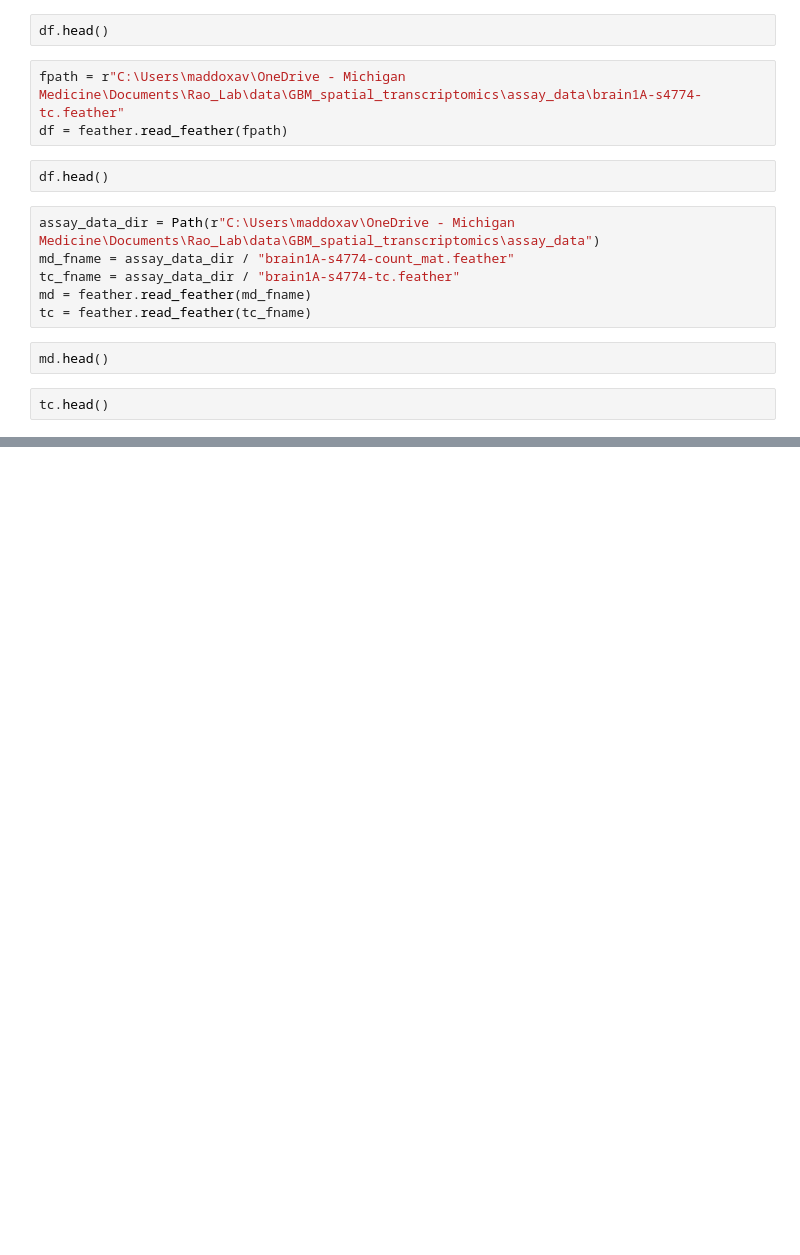
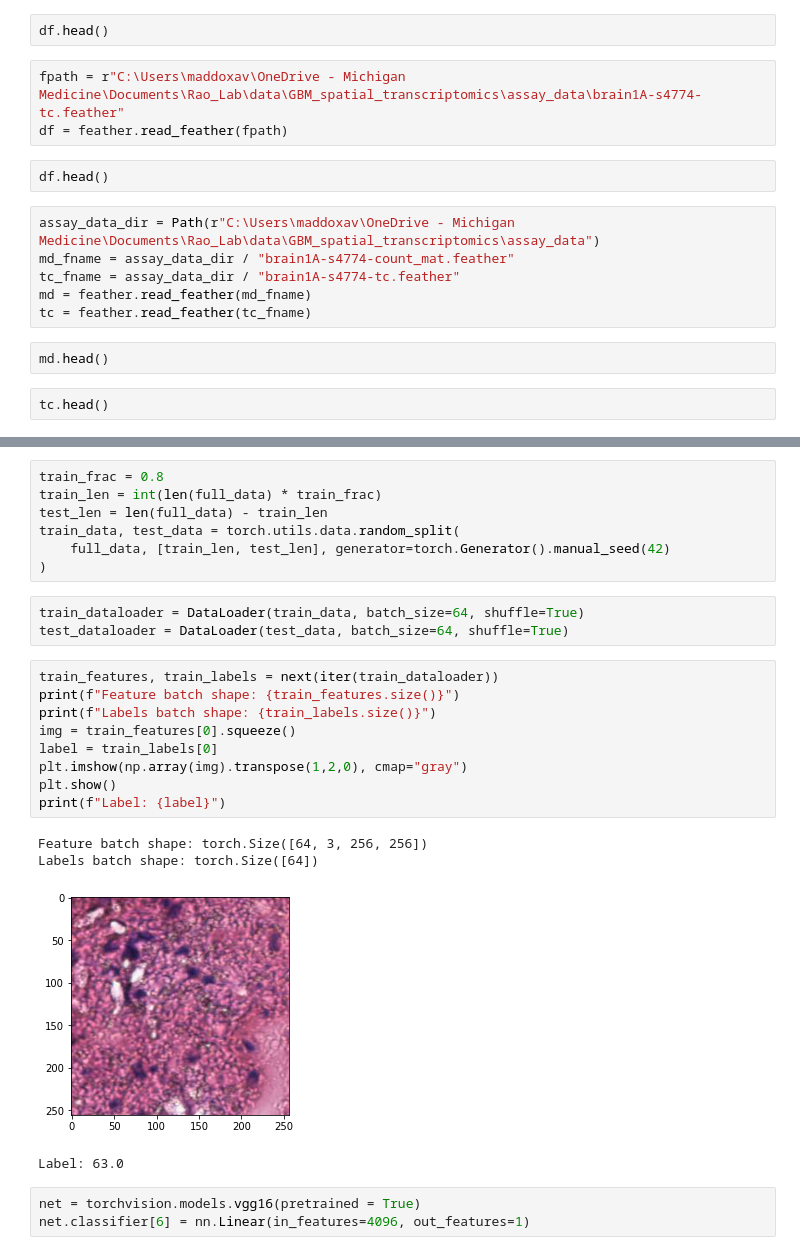
Before and after one commit to maddoxav/virtual_visium, a Jupyter notebook: src/scrap.ipynb, the cells around one changed output, grey strips where cells are left out. Cells and saved outputs as stored; diff of their text form; blank space fills up the shorter version.

```diff
--- a/src/scrap.ipynb
+++ b/src/scrap.ipynb
@@ -135,0 +338,27 @@ tc.head()
+# %%
+train_frac = 0.8
+train_len = int(len(full_data) * train_frac)
+test_len = len(full_data) - train_len
+train_data, test_data = torch.utils.data.random_split(
+    full_data, [train_len, test_len], generator=torch.Generator().manual_seed(42)
+)
+# %%
+train_dataloader = DataLoader(train_data, batch_size=64, shuffle=True)
+test_dataloader = DataLoader(test_data, batch_size=64, shuffle=True)
+# %%
+train_features, train_labels = next(iter(train_dataloader))
+print(f"Feature batch shape: {train_features.size()}")
+print(f"Labels batch shape: {train_labels.size()}")
+img = train_features[0].squeeze()
+label = train_labels[0]
+plt.imshow(np.array(img).transpose(1,2,0), cmap="gray")
+plt.show()
+print(f"Label: {label}")
+# %% [output]
+Feature batch shape: torch.Size([64, 3, 256, 256])
+Labels batch shape: torch.Size([64])
+[figure, added]
+Label: 63.0
+# %%
+net = torchvision.models.vgg16(pretrained = True)
+net.classifier[6] = nn.Linear(in_features=4096, out_features=1)
```
Also changed, not shown: parts of 17 cells of this notebook, 3 other files.
